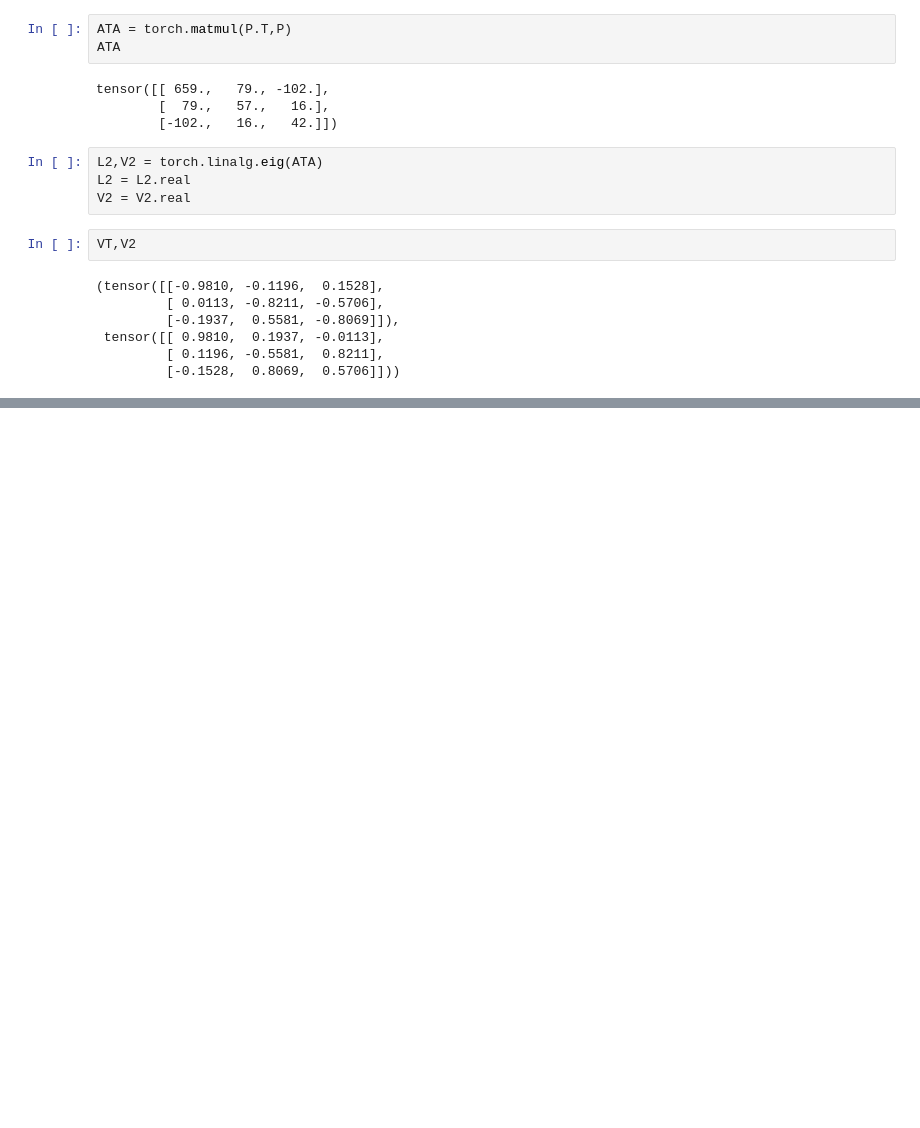
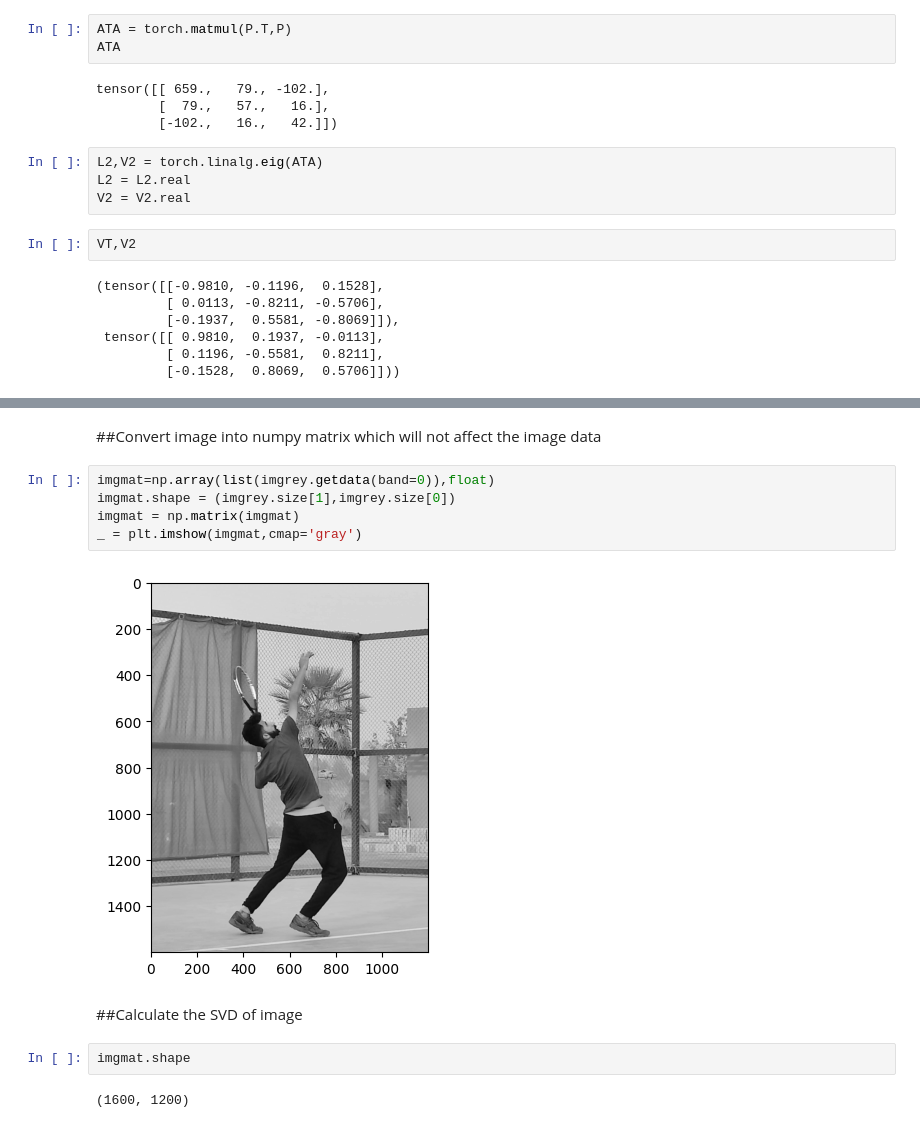
Before and after one commit to fakhar-iqbal/Machine_Learning_Fundamentals, a Jupyter notebook: LinearAlgebra_II.ipynb, the cells around one changed output, grey strips where cells are left out. Drawn from its saved outputs; the diff is of its cells as text; blank space fills up the shorter version.

```diff
--- a/LinearAlgebra_II.ipynb
+++ b/LinearAlgebra_II.ipynb
@@ -858,0 +878,15 @@ VT,V2
+# %% [markdown]
+##Convert image into numpy matrix which will not affect the image data
+# %%
+imgmat=np.array(list(imgrey.getdata(band=0)),float)
+imgmat.shape = (imgrey.size[1],imgrey.size[0])
+imgmat = np.matrix(imgmat)
+_ = plt.imshow(imgmat,cmap='gray')
+# %% [output]
+[figure, added]
+# %% [markdown]
+##Calculate the SVD of image
+# %%
+imgmat.shape
+# %% [output]
+(1600, 1200)
```
Also changed, not shown: parts of 20 cells of this notebook.
